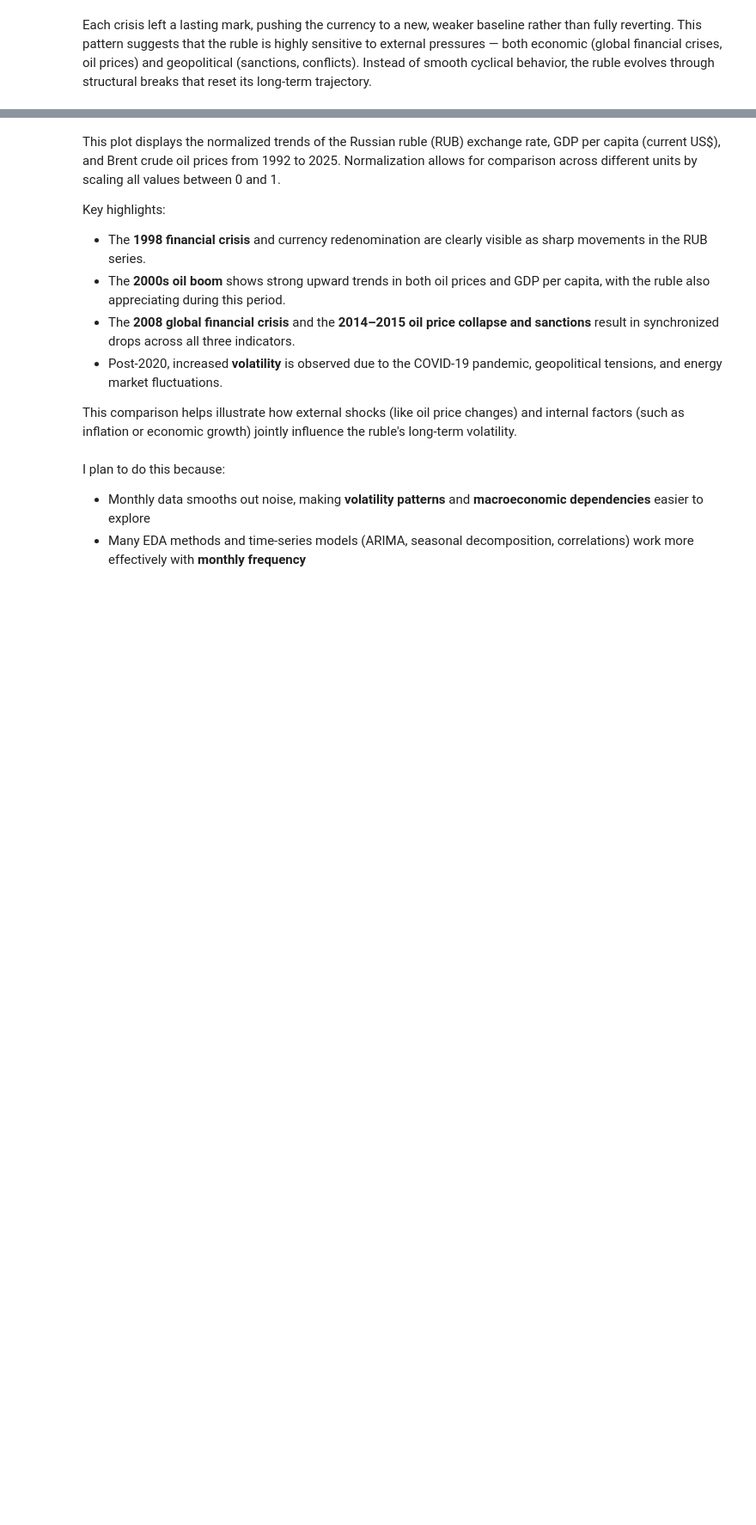
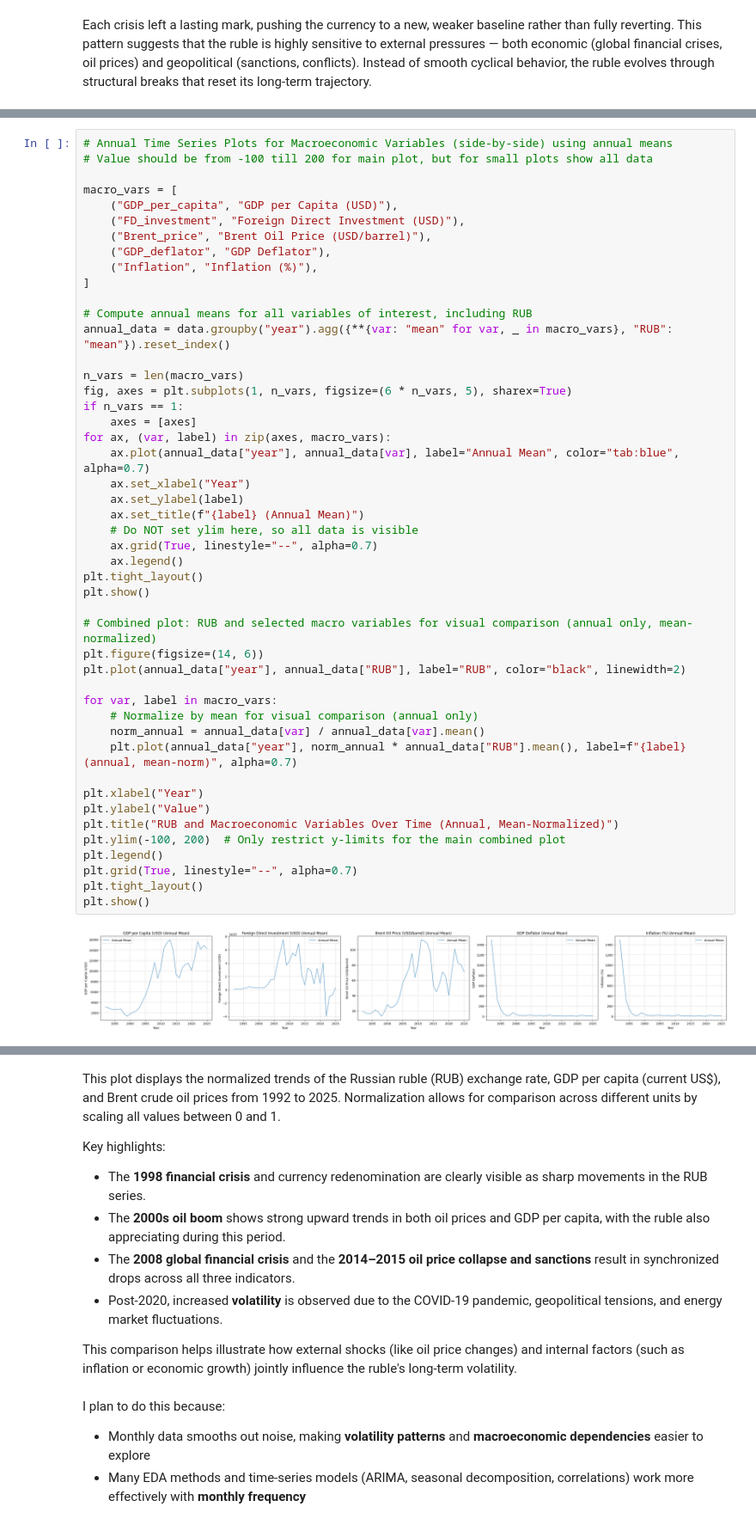
Before and after one commit to ZlataSparrow/Ruble_Volatility_Prediction, a Jupyter notebook: notebook/02_Exploratory_Data_Analysis.ipynb, the cells around one changed output, grey strips where cells are left out. Shown at 86% size. Drawn from its saved outputs; the diff is of its cells as text; blank space fills up the shorter version.

```diff
--- a/notebook/02_Exploratory_Data_Analysis.ipynb
+++ b/notebook/02_Exploratory_Data_Analysis.ipynb
@@ -468,0 +573,49 @@ Each crisis left a lasting mark, pushing the currency to a new, weaker baseline
+# %%
+# Annual Time Series Plots for Macroeconomic Variables (side-by-side) using annual means
+# Value should be from -100 till 200 for main plot, but for small plots show all data
+
+macro_vars = [
+    ("GDP_per_capita", "GDP per Capita (USD)"),
+    ("FD_investment", "Foreign Direct Investment (USD)"),
+    ("Brent_price", "Brent Oil Price (USD/barrel)"),
+    ("GDP_deflator", "GDP Deflator"),
+    ("Inflation", "Inflation (%)"),
+]
+
+# Compute annual means for all variables of interest, including RUB
+annual_data = data.groupby("year").agg({**{var: "mean" for var, _ in macro_vars}, "RUB": "mean"}).reset_index()
+
+n_vars = len(macro_vars)
+fig, axes = plt.subplots(1, n_vars, figsize=(6 * n_vars, 5), sharex=True)
+if n_vars == 1:
+    axes = [axes]
+for ax, (var, label) in zip(axes, macro_vars):
+    ax.plot(annual_data["year"], annual_data[var], label="Annual Mean", color="tab:blue", alpha=0.7)
+    ax.set_xlabel("Year")
+    ax.set_ylabel(label)
+    ax.set_title(f"{label} (Annual Mean)")
+    # Do NOT set ylim here, so all data is visible
+    ax.grid(True, linestyle="--", alpha=0.7)
+    ax.legend()
+plt.tight_layout()
+plt.show()
+
+# Combined plot: RUB and selected macro variables for visual comparison (annual only, mean-normalized)
+plt.figure(figsize=(14, 6))
+plt.plot(annual_data["year"], annual_data["RUB"], label="RUB", color="black", linewidth=2)
+
+for var, label in macro_vars:
+    # Normalize by mean for visual comparison (annual only)
+    norm_annual = annual_data[var] / annual_data[var].mean()
+    plt.plot(annual_data["year"], norm_annual * annual_data["RUB"].mean(), label=f"{label} (annual, mean-norm)", alpha=0.7)
+
+plt.xlabel("Year")
+plt.ylabel("Value")
+plt.title("RUB and Macroeconomic Variables Over Time (Annual, Mean-Normalized)")
+plt.ylim(-100, 200)  # Only restrict y-limits for the main combined plot
+plt.legend()
+plt.grid(True, linestyle="--", alpha=0.7)
+plt.tight_layout()
+plt.show()
+# %% [output]
+[figure, added]
```
Also changed, not shown: parts of 10 cells of this notebook, 5 other files.
